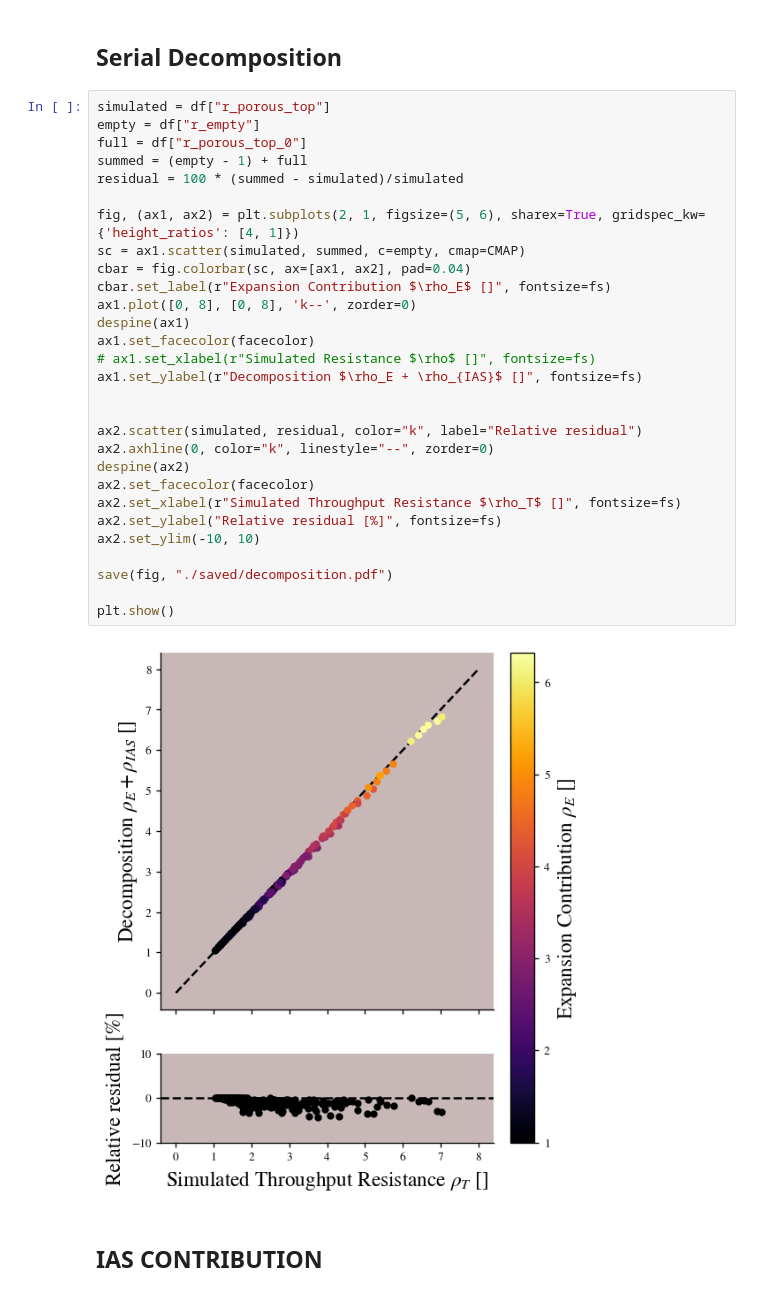
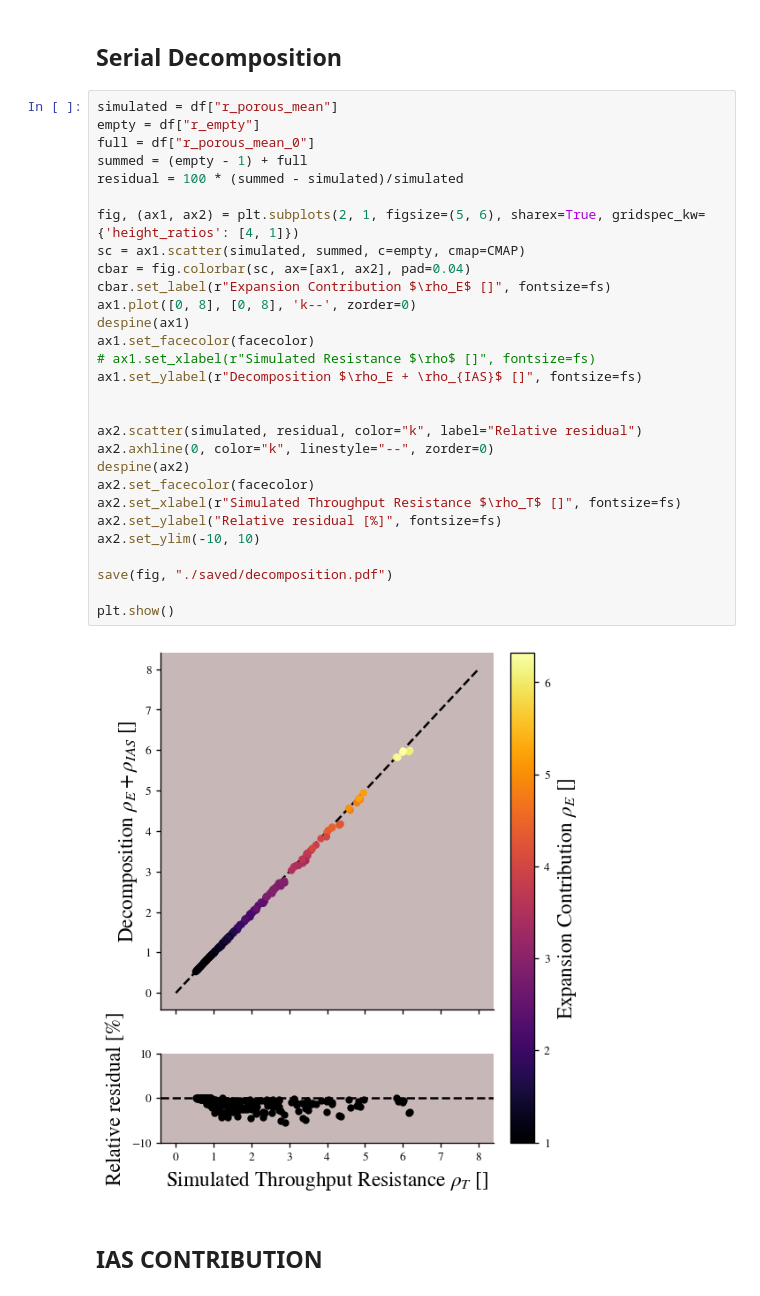
Before and after one commit to andreas-stillits/MasterThesis, a Jupyter notebook: scripts/plots/diffusion.ipynb, the cells around one changed output. Drawn from its saved outputs; the diff is of its cells as text.

```diff
--- a/scripts/plots/diffusion.ipynb
+++ b/scripts/plots/diffusion.ipynb
@@ -121,36 +121,36 @@ plt.show()
 # %% [markdown]
 ## Serial Decomposition
 # %%
-simulated = df["r_porous_top"]
+simulated = df["r_porous_mean"]
 empty = df["r_empty"]
-full = df["r_porous_top_0"]
+full = df["r_porous_mean_0"]
 summed = (empty - 1) + full
 residual = 100 * (summed - simulated)/simulated
 
 fig, (ax1, ax2) = plt.subplots(2, 1, figsize=(5, 6), sharex=True, gridspec_kw={'height_ratios': [4, 1]})
 sc = ax1.scatter(simulated, summed, c=empty, cmap=CMAP)
 cbar = fig.colorbar(sc, ax=[ax1, ax2], pad=0.04)
 cbar.set_label(r"Expansion Contribution $\rho_E$ []", fontsize=fs)
 ax1.plot([0, 8], [0, 8], 'k--', zorder=0)
 despine(ax1)
 ax1.set_facecolor(facecolor)
 # ax1.set_xlabel(r"Simulated Resistance $\rho$ []", fontsize=fs)
 ax1.set_ylabel(r"Decomposition $\rho_E + \rho_{IAS}$ []", fontsize=fs)
 
 
 ax2.scatter(simulated, residual, color="k", label="Relative residual")
 ax2.axhline(0, color="k", linestyle="--", zorder=0)
 despine(ax2)
 ax2.set_facecolor(facecolor)
 ax2.set_xlabel(r"Simulated Throughput Resistance $\rho_T$ []", fontsize=fs)
 ax2.set_ylabel("Relative residual [%]", fontsize=fs)
 ax2.set_ylim(-10, 10)
 
 save(fig, "./saved/decomposition.pdf")
 
 plt.show()
 # %% [output]
-[figure, old version]
+[figure, new version]
 # %% [markdown]
 ## IAS CONTRIBUTION
 # %%
```
Also changed, not shown: parts of 2 cells of this notebook, 17 other files.
